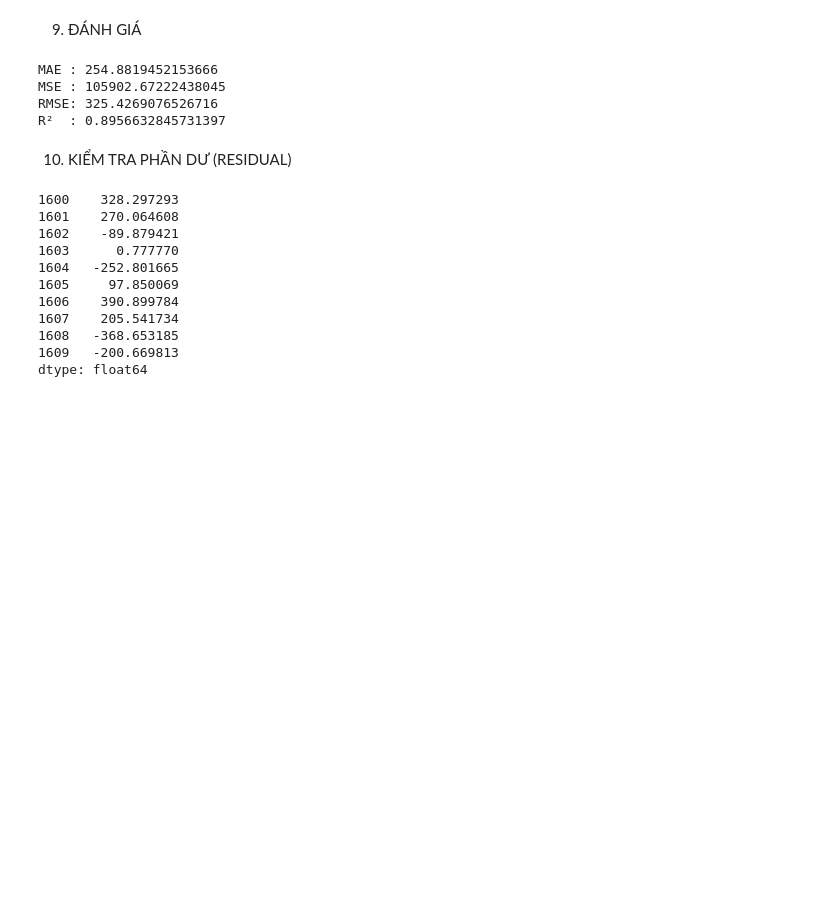
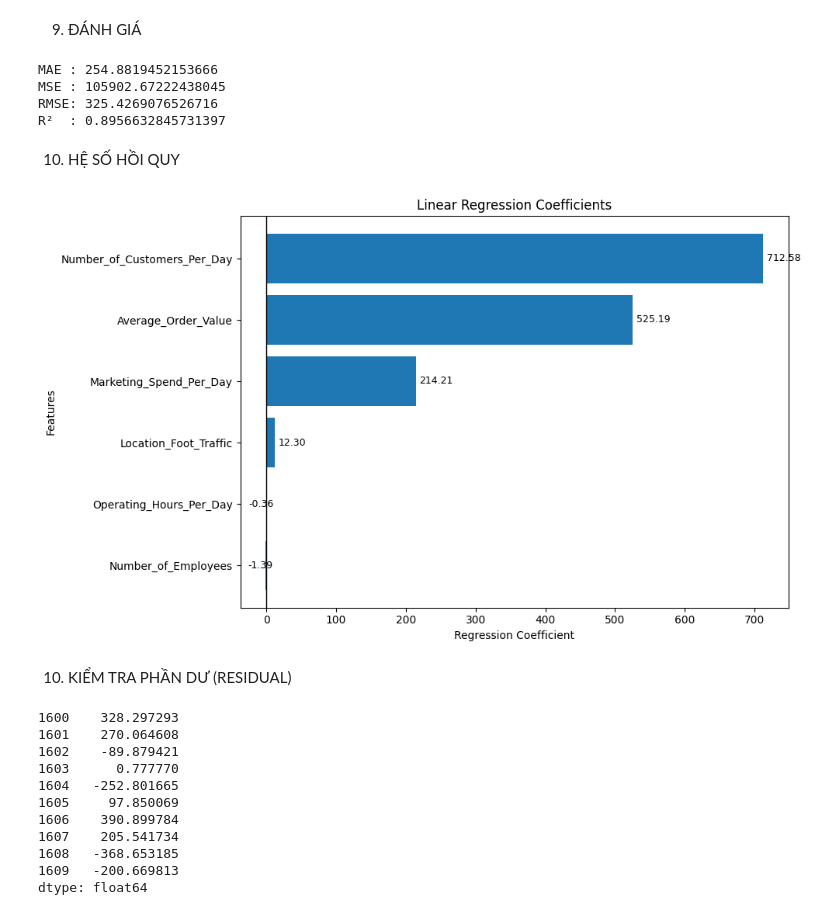
Before and after one commit to giang11082006/MAI, a Jupyter notebook: eda_model.ipynb, the cells around one changed output. Cells and saved outputs as stored; diff of their text form; code cells hidden in the pictures; blank space fills up the shorter version.

```diff
--- a/eda_model.ipynb
+++ b/eda_model.ipynb
@@ -137,6 +135,67 @@ MAE : 254.8819452153666
 MSE : 105902.67222438045
 RMSE: 325.4269076526716
 R²  : 0.8956632845731397
+# %% [markdown]
+10. HỆ SỐ HỒI QUY
+# %%
+import pandas as pd
+import matplotlib.pyplot as plt
+
+weight = np.array(model.w)
+coef_df = pd.DataFrame({
+    "Feature": X.columns,
+    "Coefficient": weight
+})
+
+# Sắp xếp theo giá trị hệ số
+coef_df = coef_df.sort_values(by="Coefficient")
+
+plt.figure(figsize=(10,6))
+
+bars = plt.barh(
+    coef_df["Feature"],
+    coef_df["Coefficient"]
+)
+
+plt.axvline(0, color="black", linewidth=1)
+
+plt.xlabel("Regression Coefficient")
+plt.ylabel("Features")
+plt.title("Linear Regression Coefficients")
+
+# Hiển thị giá trị trên từng cột
+for bar in bars:
+    width = bar.get_width()
+
+    if width >= 0:
+        plt.text(
+            width + 5,
+            bar.get_y() + bar.get_height()/2,
+            f"{width:.2f}",
+            va="center",
+            fontsize=9
+        )
+    else:
+        plt.text(
+            width - 25,
+            bar.get_y() + bar.get_height()/2,
+            f"{width:.2f}",
+            va="center",
+            fontsize=9
+        )
+
+plt.tight_layout()
+
+# Lưu ảnh chất lượng cao
+plt.savefig(
+    "regression_coefficients.png",
+    dpi=300,
+    bbox_inches="tight"
+)
+
+plt.show()
+# %% [output]
+[figure, added]
 # %% [markdown]
 10. KIỂM TRA PHẦN DƯ (RESIDUAL)
 # %%
```
Also changed, not shown: parts of 2 cells of this notebook.
